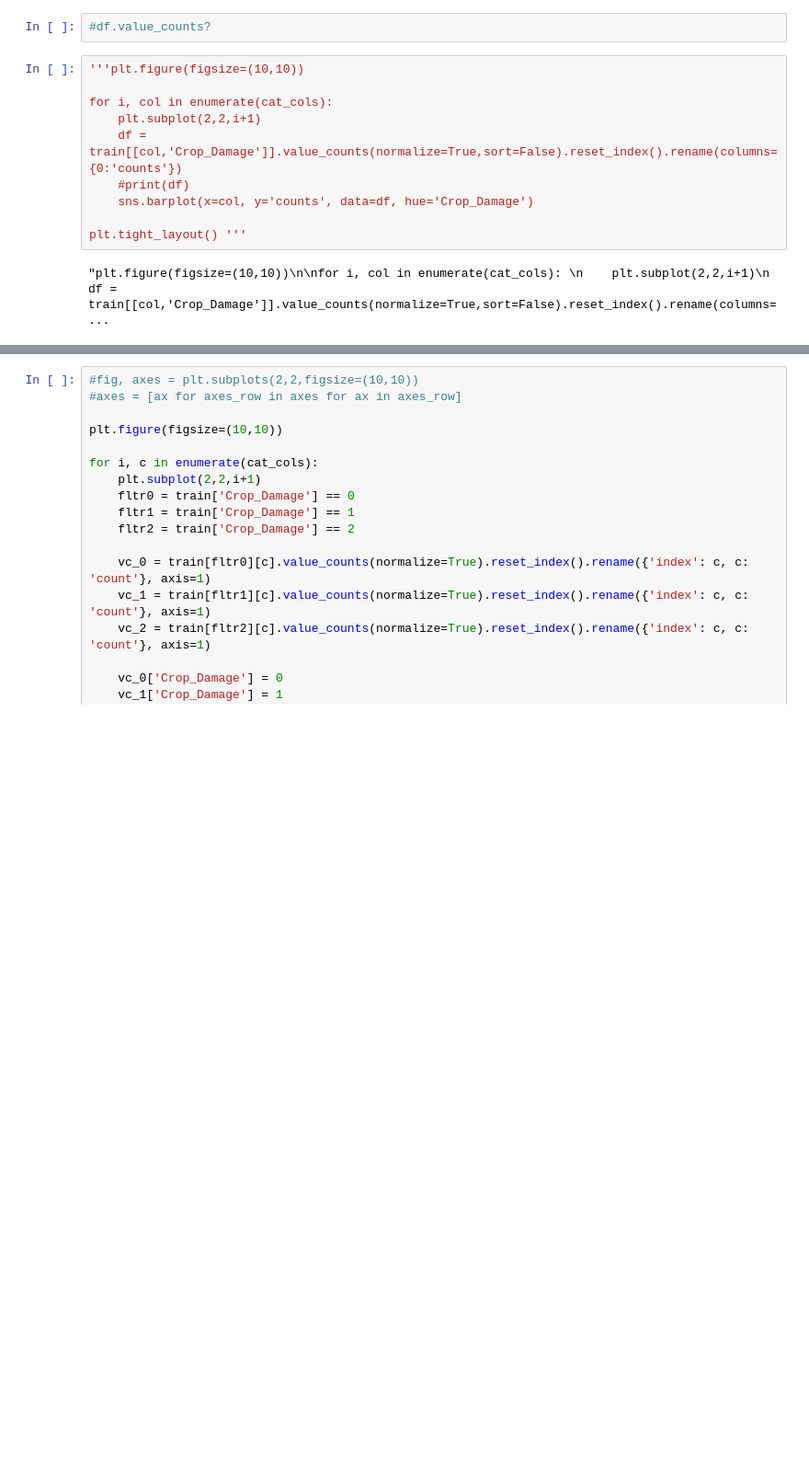
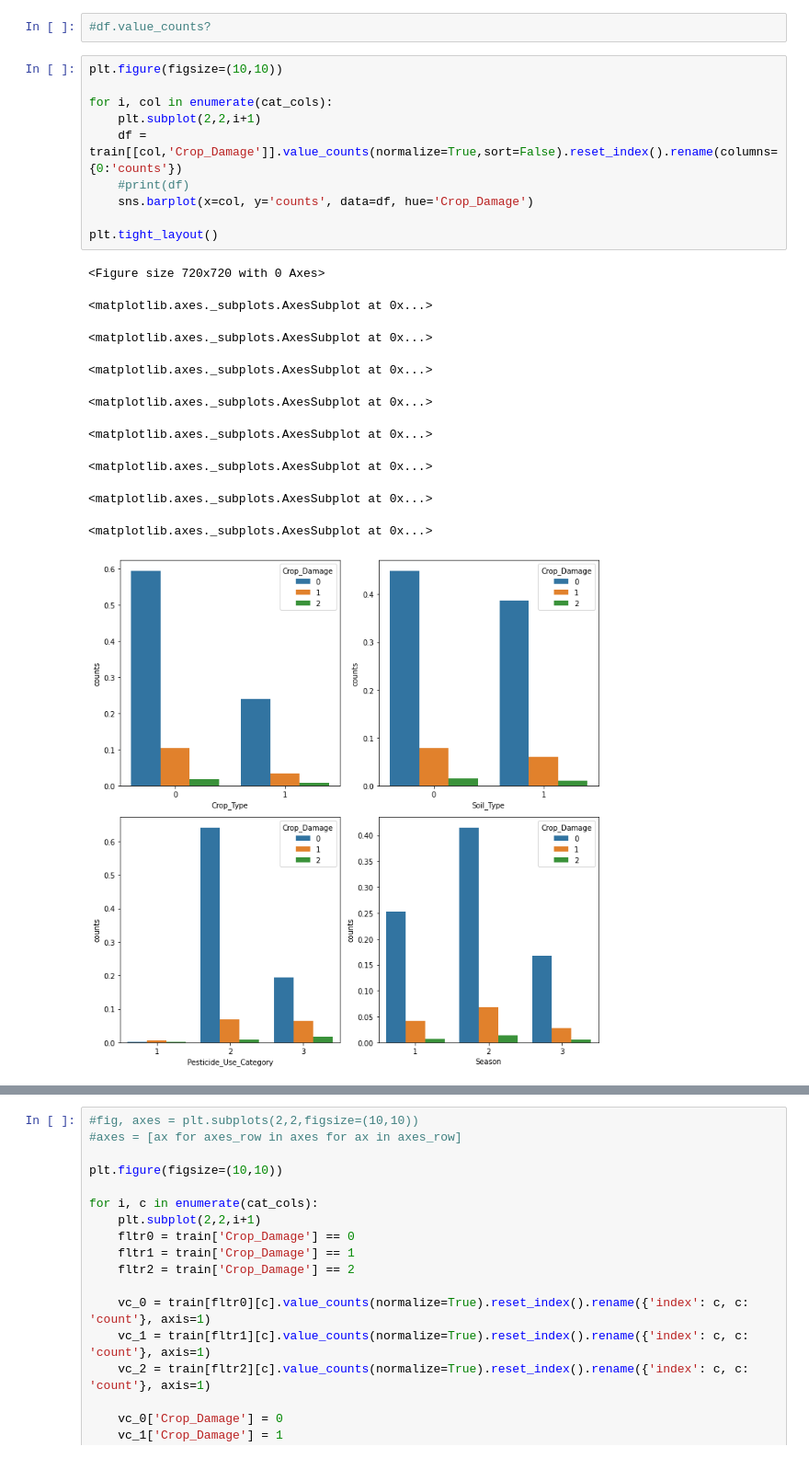
Before and after one commit to akhil7philip/Agriculture, a Jupyter notebook: Agri.ipynb, the cells around one changed output, grey strips where cells are left out. Shown at 92% size. Drawn from its saved outputs; the diff is of its cells as text; blank space fills up the shorter version.

```diff
--- a/Agri.ipynb
+++ b/Agri.ipynb
@@ -306,15 +331,24 @@ plt.tight_layout()
 # %%
 #df.value_counts?
 # %%
-'''plt.figure(figsize=(10,10))
+plt.figure(figsize=(10,10))
 
 for i, col in enumerate(cat_cols):
     plt.subplot(2,2,i+1)
     df = train[[col,'Crop_Damage']].value_counts(normalize=True,sort=False).reset_index().rename(columns={0:'counts'})
     #print(df)
     sns.barplot(x=col, y='counts', data=df, hue='Crop_Damage')
 
-plt.tight_layout() '''
+plt.tight_layout()
 # %% [output]
-"plt.figure(figsize=(10,10))\n\nfor i, col in enumerate(cat_cols): \n    plt.subplot(2,2,i+1)\n    df = train[[col,'Crop_Damage']].value_counts(normalize=True,sort=False).reset_index().rename(columns= ...
+<Figure size 720x720 with 0 Axes>
+<matplotlib.axes._subplots.AxesSubplot at 0x...>
+<matplotlib.axes._subplots.AxesSubplot at 0x...>
+<matplotlib.axes._subplots.AxesSubplot at 0x...>
+<matplotlib.axes._subplots.AxesSubplot at 0x...>
+<matplotlib.axes._subplots.AxesSubplot at 0x...>
+<matplotlib.axes._subplots.AxesSubplot at 0x...>
+<matplotlib.axes._subplots.AxesSubplot at 0x...>
+<matplotlib.axes._subplots.AxesSubplot at 0x...>
+[figure, added]
 # %%
```
Also changed, not shown: parts of 6 cells of this notebook.
